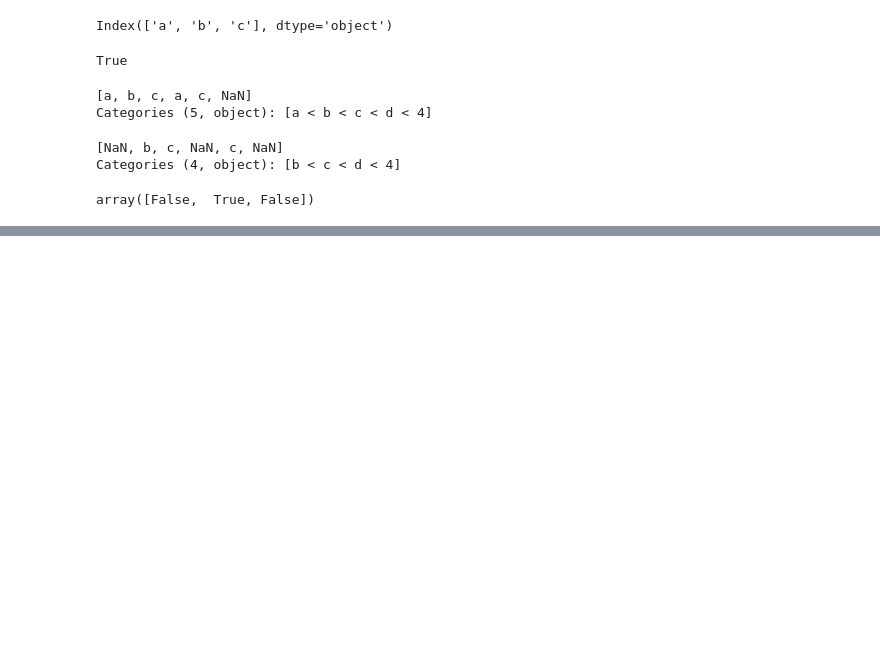
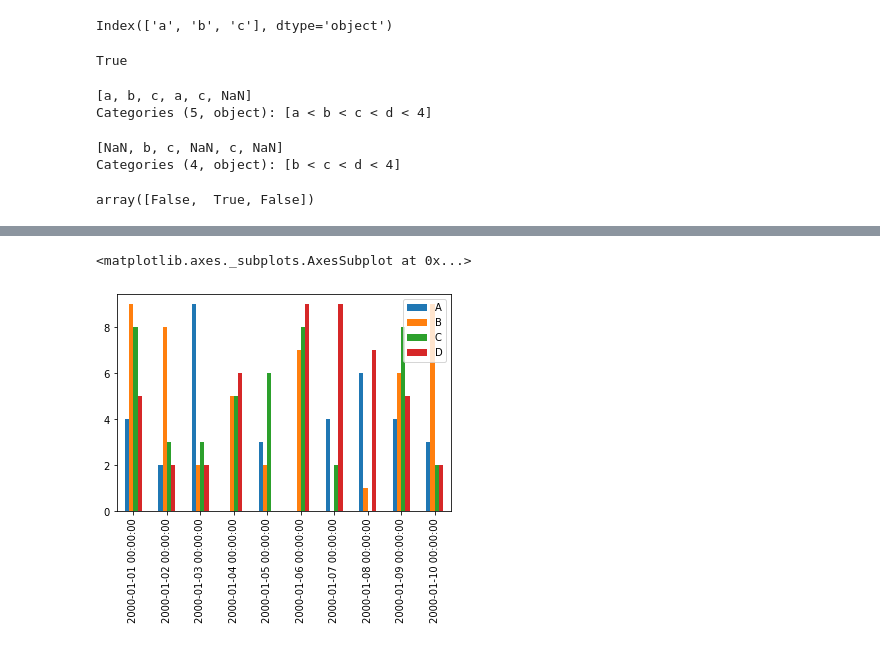
Before and after one commit to mga321/tutorialspoint_notebooks, a Jupyter notebook: pandas.ipynb, the cells around one changed output, grey strips where cells are left out. Cells and saved outputs as stored; diff of their text form; code cells hidden in the pictures; blank space fills up the shorter version.

Commit message:
Basic plotting

```diff
--- a/pandas.ipynb
+++ b/pandas.ipynb
@@ -2038,0 +2041,4 @@ array([False,  True, False])
+# %%
+# Create a DataFrame for this section
+df = pd.DataFrame(np.random.randint(0, 10, size=(10,4)), index=pd.date_range('1/1/2000', periods=10), columns=list('ABCD'))
+df
@@ -2038,0 +2057,6 @@ array([False,  True, False])
+# %%
+# Example 1: Create a bar plot
+df.plot.bar()
+# %% [output]
+<matplotlib.axes._subplots.AxesSubplot at 0x...>
+[figure, added]
```
Also changed, not shown: parts of 7 cells of this notebook.
